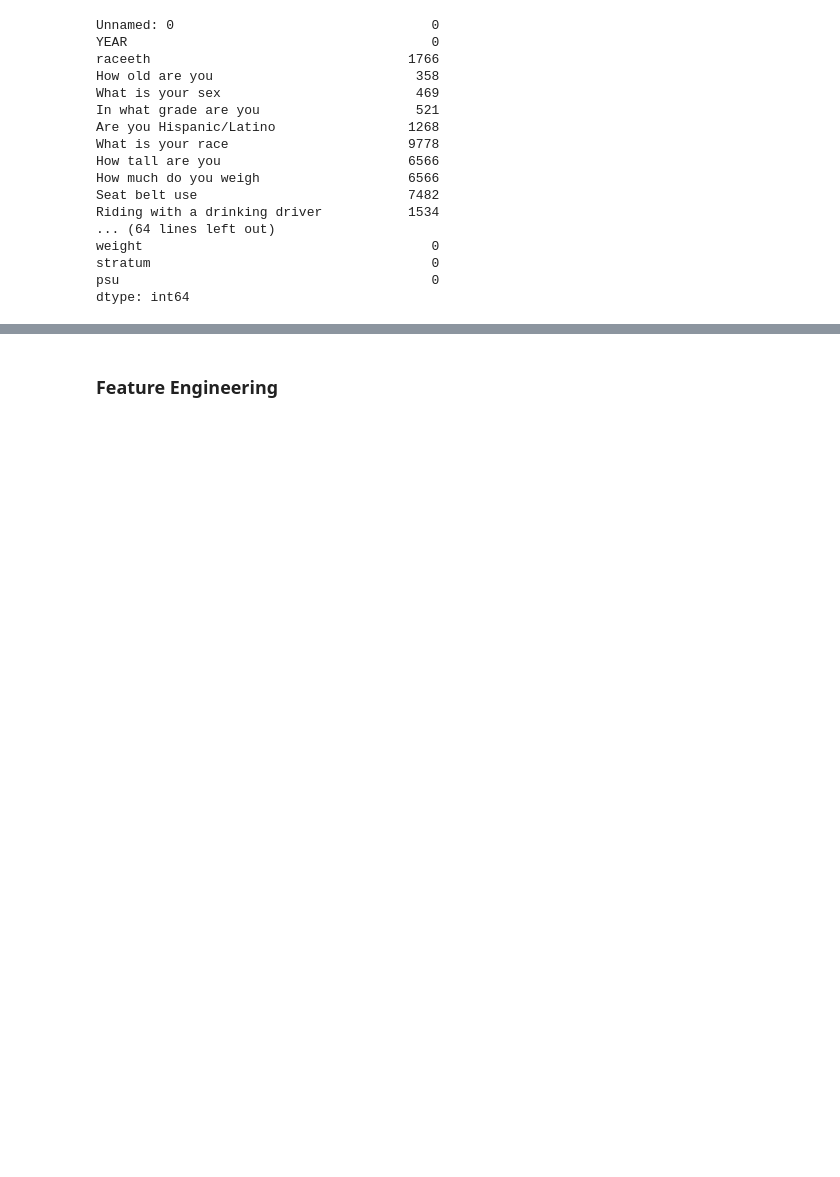
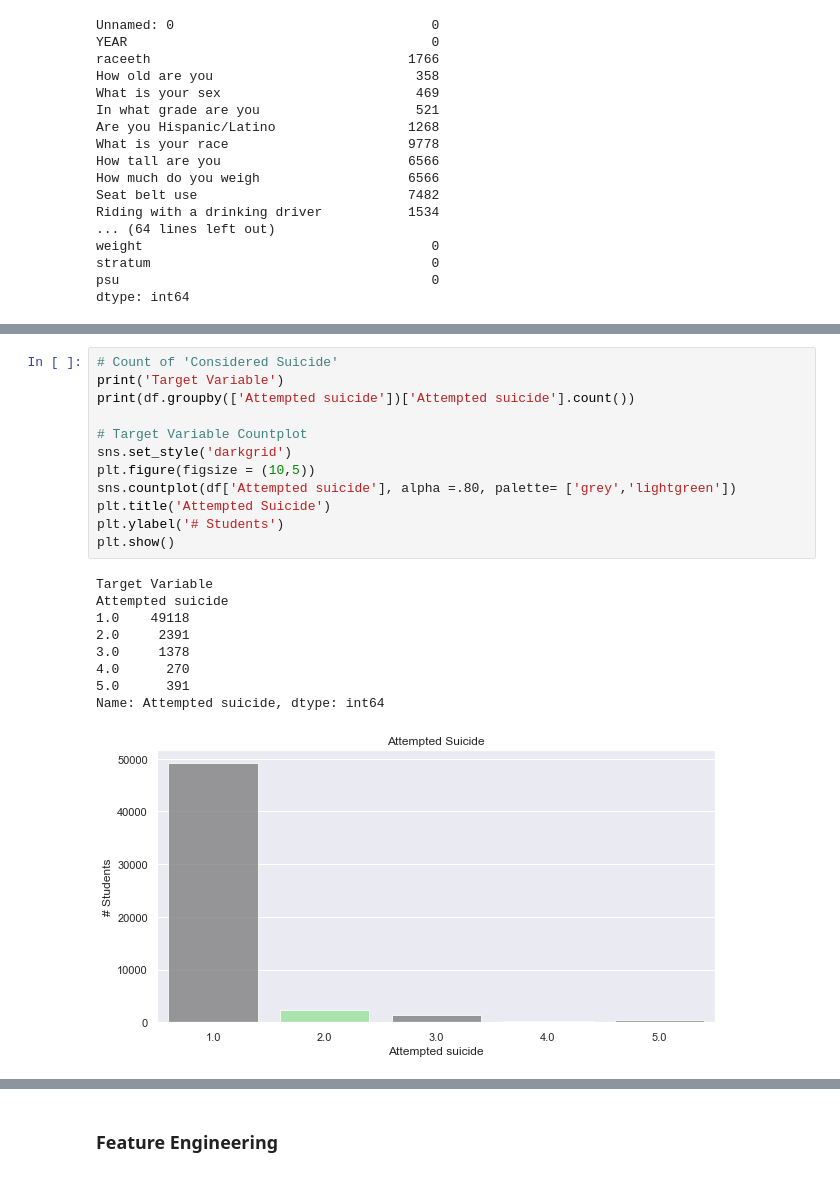
Before and after one commit to swelbeck/YRBSS_Project, a Jupyter notebook: Feature_Engineering_and_Data_Cleaning_Process_SW.ipynb, the cells around one changed output, grey strips where cells are left out. Saved outputs shown, nothing was run; the diff lists cells and outputs as text; blank space fills up the shorter version.

```diff
--- a/Feature_Engineering_and_Data_Cleaning_Process_SW.ipynb
+++ b/Feature_Engineering_and_Data_Cleaning_Process_SW.ipynb
@@ -128,0 +152,22 @@ dtype: int64
+# %%
+# Count of 'Considered Suicide'
+print('Target Variable')
+print(df.groupby(['Attempted suicide'])['Attempted suicide'].count())
+
+# Target Variable Countplot
+sns.set_style('darkgrid')
+plt.figure(figsize = (10,5))
+sns.countplot(df['Attempted suicide'], alpha =.80, palette= ['grey','lightgreen'])
+plt.title('Attempted Suicide')
+plt.ylabel('# Students')
+plt.show()
+# %% [output]
+Target Variable
+Attempted suicide
+1.0    49118
+2.0     2391
+3.0     1378
+4.0      270
+5.0      391
+Name: Attempted suicide, dtype: int64
+[figure, added]
```
Also changed, not shown: parts of 37 cells of this notebook, 6 other files.
